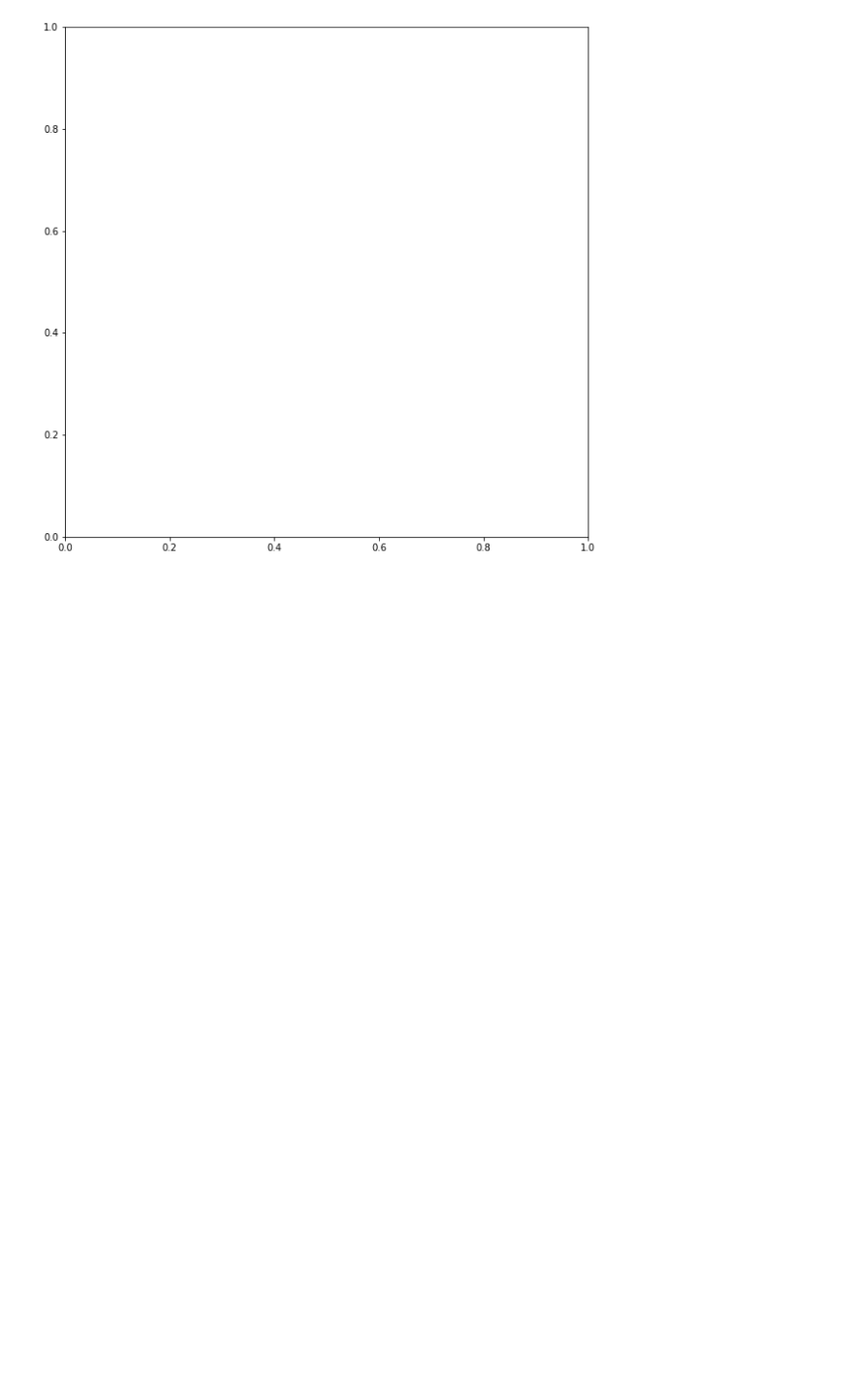
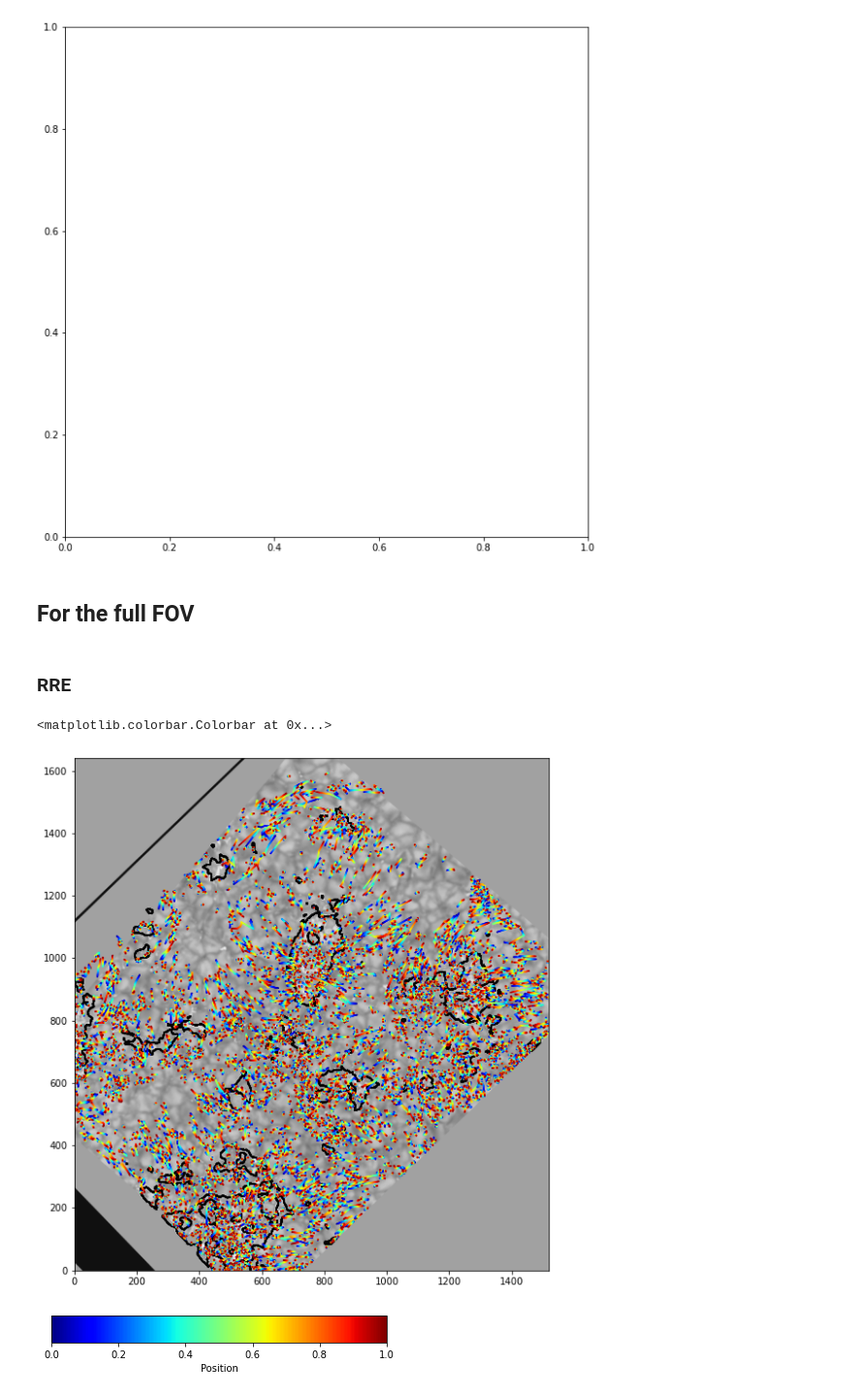
Before and after one commit to souvikita/Statistical-analysis-of-spicules, a Jupyter notebook: Notebooks/Direction_spicules.ipynb, the cells around one changed output. Shown at 97% size. Drawn from its saved outputs; the diff is of its cells as text; code cells hidden in the pictures; blank space fills up the shorter version.

Commit message:
Improved directions

```diff
--- a/Notebooks/Direction_spicules.ipynb
+++ b/Notebooks/Direction_spicules.ipynb
@@ -103,7 +104,7 @@ mask = mean_abs_mag*0
 mask[np.where(mean_abs_mag>=100)]=1.
 # %%
 labels_in_roi =[]
-for region in regionprops(labeled_3d_red[0][1000:1400,650:1050,:]):
+for region in regionprops(labeled_3d_red[0]):
     labels_in_roi.append(region.label)
 # %%
 len(labels_in_roi)
@@ -119,7 +120,7 @@ new_count = np.zeros((425)) # used to store those label numbers which are treeat
 #Yes, similar analyses, but the FOV is limited
 for time in range(425):
 	#reference_mask= closing(master_aux_cube[:,:,time],selem=np.ones((3,3),np.uint8)) # doing a moprh closing on the BW mask
-	reference_mask = morph_processed_red[1000:1400,650:1050,time]
+	reference_mask = morph_processed_red[:,:,time]
 	label_2d = label(reference_mask,connectivity=2,return_num=True)
 	label_numbers = label_2d[1]
 	if time ==0:
@@ -164,12 +165,12 @@ centroid1.shape
 #lab_test=1100
 position_per_label=[]
 for regions in range(len(labels_in_roi)):
-    time_indices = np.where(labeled_3d_red[0][1000:1400,650:1050,:] == labels_in_roi[regions])
+    time_indices = np.where(labeled_3d_red[0] == labels_in_roi[regions])
     #print(np.unique(np.sort(time_indices[2])))#This will print the no. of time steps that a label exists in 3D.
     unique_time_indices = np.unique(np.sort(time_indices[2]))
     position_per_time = []
     for time in range(len(unique_time_indices)):
-        spatial_index=np.where(labeled_3d_red[0][1000:1400,650:1050,unique_time_indices[time]] == labels_in_roi[regions])
+        spatial_index=np.where(labeled_3d_red[0][:,:,unique_time_indices[time]] == labels_in_roi[regions])
         unique_spatial_index = np.unique(label_2d_proper_dim[spatial_index[0],spatial_index[1],unique_time_indices[time]])
         index1 = np.where(np.isin(unique_spatial_index,new_count)== False) # index1 is making sure unique_spatial_index is not in new_count.
         if len(index1[0])==0:
@@ -487,3 +541,7 @@ plt.savefig('/mn/stornext/d9/souvikb/paper4_images/RRE_direction_FOV2_alpha_v2.p
 # %% [output]
 IndexError: too many indices for array
 [figure]
+# %% [markdown]
+## For the full FOV
+# %% [markdown]
+### RRE
@@ -489,0 +591,59 @@ IndexError: too many indices for array
+# %%
+data1 = np.load(dpath_npz+'rre_COG_positions_per_label.npz',allow_pickle=True)
+new_data1 = data1['arr_0']
+# %%
+fig,ax1 = plt.subplots(figsize=(10,10))
+import matplotlib as mpl
+#CONSTANTS
+
+COLOR='blue'
+MAP='jet' # choose carefully, or color transitions will not appear smoooth
+for event in range(len(new_data1[:])):
+    pos_test=np.array(new_data1[event])
+    if len(pos_test[:,0])<=3 or len(pos_test[:,0]) >18 or np.isnan(np.min(pos_test[:,0])) == True:
+        continue
+    else:
+#         if len(pos_test[:,0])<=5:
+            x = pos_test[:,1]
+            y = pos_test[:,0]
+            RESFACT =5
+            NPOINTS = len(x)
+            xHiRes,yHiRes = interPolatedPoints(x,y,RESFACT)
+            npointsHiRes = len(xHiRes)
+            # Choose a color map, loop through the colors, and assign them to the color
+            # cycle. You need NPOINTS-1 colors, because you'll plot that many lines
+            # between pairs. In other words, your line is not cyclic, so there's
+            # no line from end to beginning
+            cm = plt.get_cmap(MAP)
+            ax1.set_prop_cycle(color=[cm(1.*i/(npointsHiRes-1)) for i in range(npointsHiRes-1)])
+            for i in range(npointsHiRes-1):
+                ax1.plot(xHiRes[i:i+2],yHiRes[i:i+2],linewidth=1.5)
+#         else:
+#             x = pos_test[:,1]
+#             y = pos_test[:,0]
+#             NPOINTS = len(x)
+
+#             # Choose a color map, loop through the colors, and assign them to the color
+#             # cycle. You need NPOINTS-1 colors, because you'll plot that many lines
+#             # between pairs. In other words, your line is not cyclic, so there's
+#             # no line from end to beginning
+#             cm = plt.get_cmap(MAP)
+#             ax1.set_prop_cycle(color=[cm(1.*i/(NPOINTS-1)) for i in range(NPOINTS-1)])
+#             for i in range(NPOINTS-1):
+#                 ax1.plot(x[i:i+2],y[i:i+2],linewidth=2)
+
+ax1.imshow(h_alpha[:,:,418,31],origin='lower',cmap='Greys_r')
+ax1.contour(mask,cmap='Greys',levels=110)
+fig1, ax = plt.subplots(figsize=(6, 1))
+fig1.subplots_adjust(left=0.2,bottom=0.5,right=1)
+
+cmap = mpl.cm.jet
+norm = mpl.colors.Normalize(vmin=0, vmax=1)
+
+fig1.colorbar(mpl.cm.ScalarMappable(norm=norm, cmap=cmap),
+             cax=ax, orientation='horizontal', label='Position')
+#plt.savefig('/mn/stornext/d9/souvikb/paper4_images/RRE_direction_FOV2_alpha_v2.pdf',dpi=300,format='pdf')
+# %% [output]
+<matplotlib.colorbar.Colorbar at 0x...>
+[figure, added]
+[figure, added]
```
Also changed, not shown: parts of 13 cells of this notebook.
